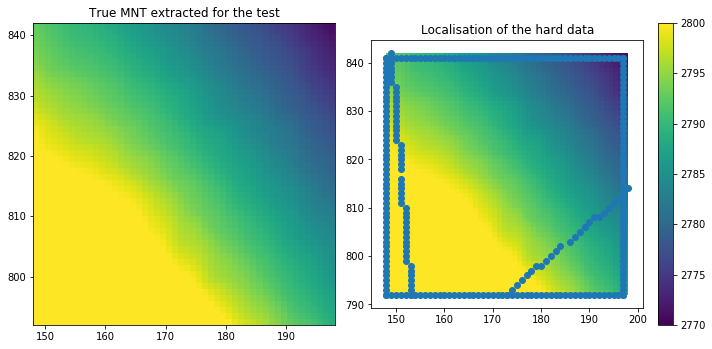
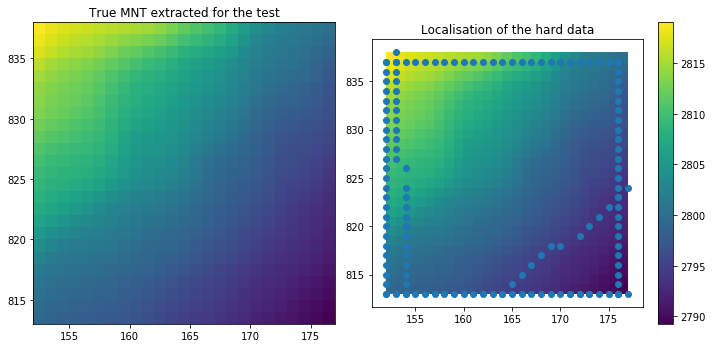
The notebook cell's code change between the first figure and the second:
--- before
+++ after
@@ -1,10 +1,10 @@
 fig = plt.subplots(1,2,figsize=(10,10))
 plt.subplot(1,2,1)
-plt.imshow(trueMNT,extent=position,vmin=2770,vmax=2800)
+plt.imshow(trueMNT,extent=position,origin='lower')
 plt.title('True MNT extracted for the test')
 plt.tight_layout()
 
 plt.subplot(1,2,2)
-plt.imshow(trueMNT, extent=position,vmin=2770,vmax=2800)
+plt.imshow(trueMNT, extent=position,origin='lower')
 plt.title('Localisation of the hard data')
 plt.colorbar(fraction=0.05)

Commit: correction de l orientation des points sur les images